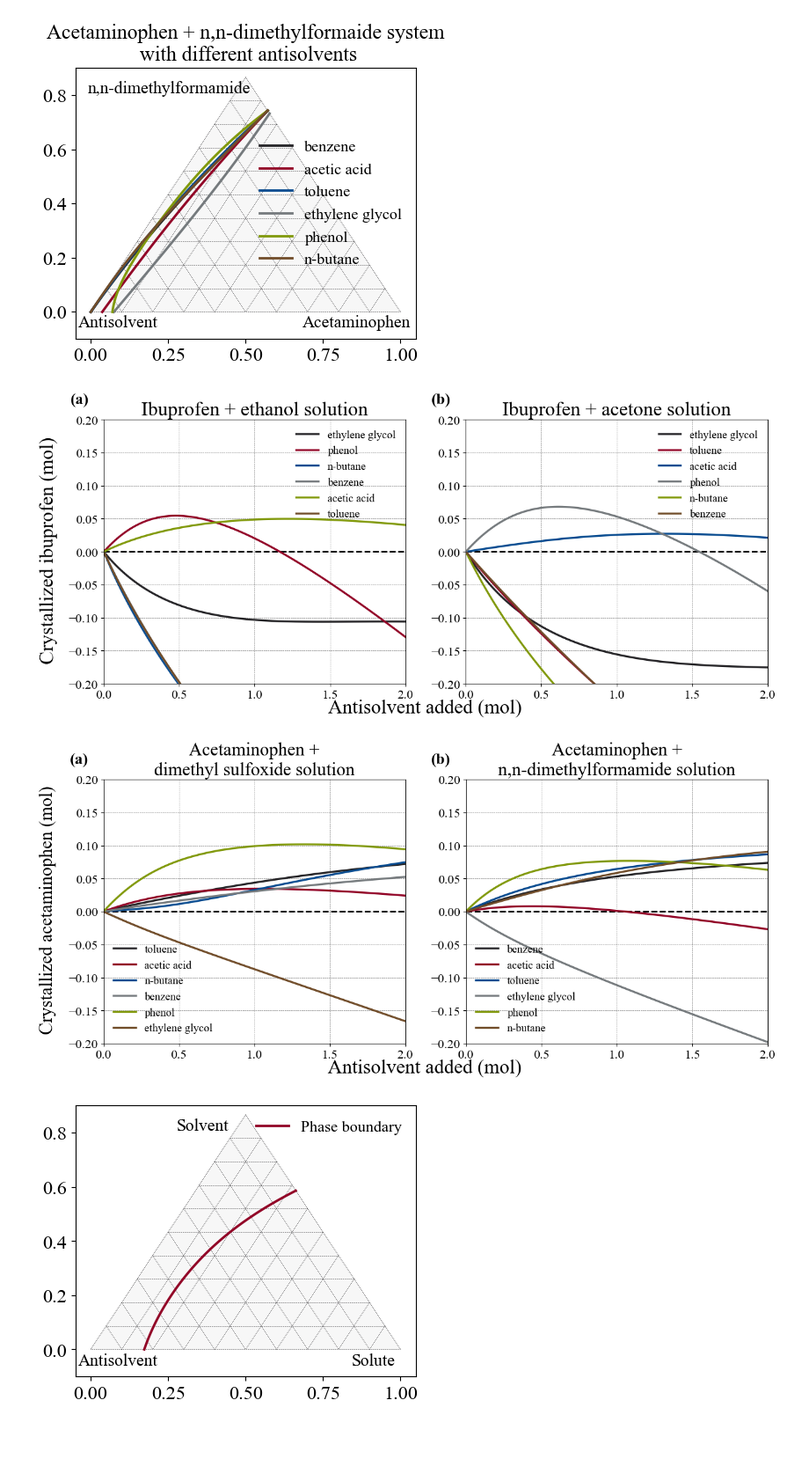
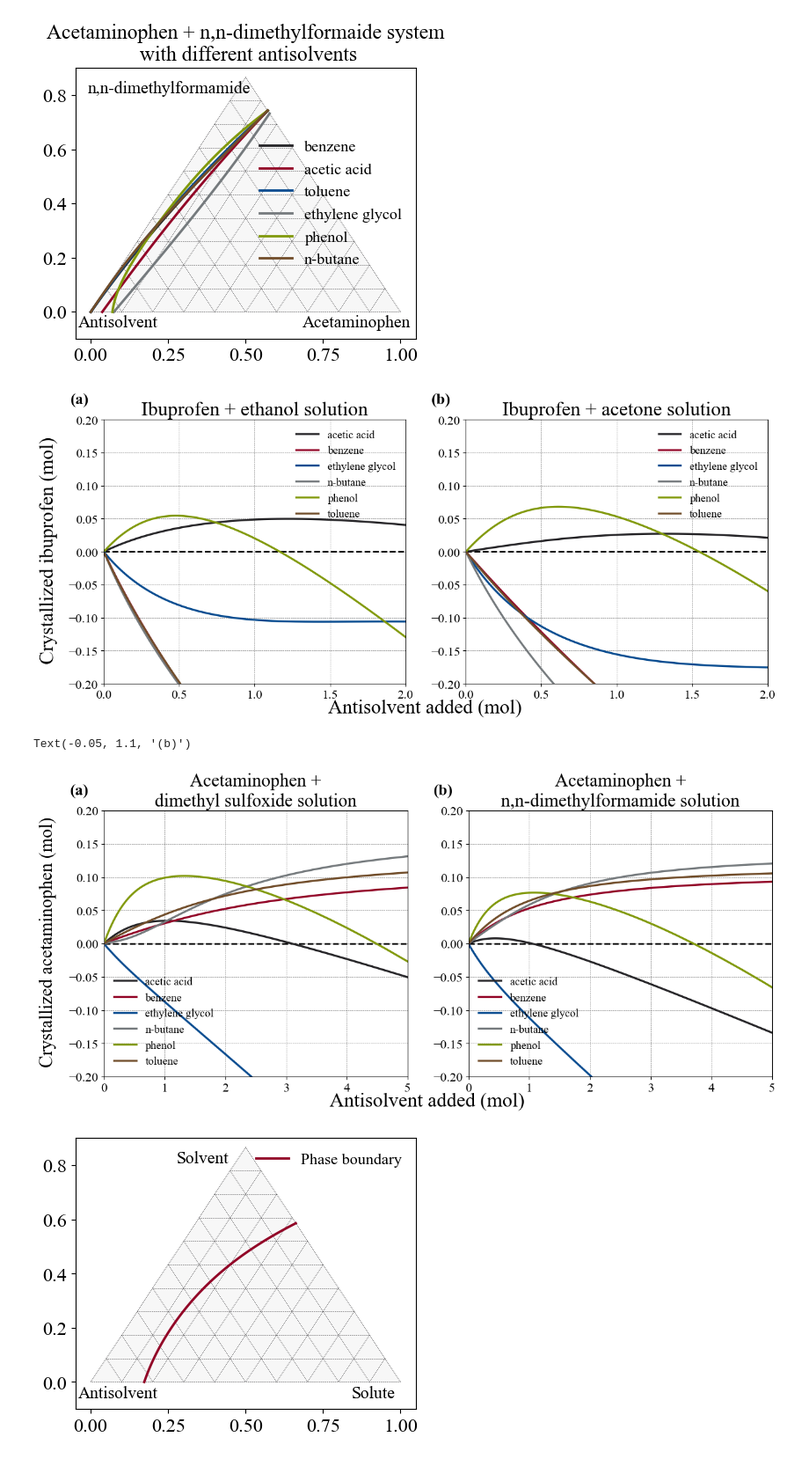
Before and after one commit to HyuntaeKR/drowning-out, a Jupyter notebook: thesis_project/pharma_antisolvent_screening.ipynb, the cells around one changed output. Shown at 88% size. Cells and saved outputs as stored; diff of their text form; code cells hidden in the pictures; blank space fills up the shorter version.

Commit message:
Modify screening result figures

```diff
--- a/thesis_project/pharma_antisolvent_screening.ipynb
+++ b/thesis_project/pharma_antisolvent_screening.ipynb
@@ -323,16 +323,16 @@ ibu_directory = "./data/ibuprofen_calculation"
 ethanol_pattern = "IBUPROFEN_ETHANOL_"
 
 ibu_files = os.listdir(ibu_directory)
-ibu_ethanol_files = [
-    filename for filename in ibu_files if re.match(ethanol_pattern, filename)
-]
+ibu_ethanol_files = sorted(
+    [filename for filename in ibu_files if re.match(ethanol_pattern, filename)]
+)
 
 # ibuprofen + actone system
 acetone_pattern = "IBUPROFEN_ACETONE_"
 
-ibu_acetone_files = [
-    filename for filename in ibu_files if re.match(acetone_pattern, filename)
-]
+ibu_acetone_files = sorted(
+    [filename for filename in ibu_files if re.match(acetone_pattern, filename)]
+)
 
 # Create figure
 fig5, axes = plt.subplots(1, 2, figsize=(15, 6))
@@ -427,23 +427,23 @@ ax2.text(
 
 plt.savefig("./figures/ibuprofen_precipitation.png", bbox_inches="tight")
 # %% [output]
-[figure, old version]
+[figure, new version]
 # %%
 # acetaminophen + dimethyl sulfoxide system
 acet_directory = "./data/acetaminophen_calculation"
 dimethylsulf_pattern = "ACETAMINOPHEN_DIMETHYL_SULFOXIDE_"
 
 acet_files = os.listdir(acet_directory)
-acet_dimethylsulf_files = [
-    filename for filename in acet_files if re.match(dimethylsulf_pattern, filename)
-]
+acet_dimethylsulf_files = sorted(
+    [filename for filename in acet_files if re.match(dimethylsulf_pattern, filename)]
+)
 
 # acetaminophen + n,n-dimethylformamide system
 dimethylform_pattern = "ACETAMINOPHEN_n,n-dimethylformamide_"
 
-acet_dimethylform_files = [
-    filename for filename in acet_files if re.match(dimethylform_pattern, filename)
-]
+acet_dimethylform_files = sorted(
+    [filename for filename in acet_files if re.match(dimethylform_pattern, filename)]
+)
 
 # Create figure
 fig6, axes = plt.subplots(1, 2, figsize=(15, 6))
@@ -461,9 +461,9 @@ fig6.text(
 
 # acetaminophen + dimethyl sulfoxide system
 ax1.set_title("Acetaminophen +\ndimethyl sulfoxide solution", fontsize=23)
-ax1.set_xlim([0, 2])
+ax1.set_xlim([0, 5])
 ax1.set_ylim([-0.2, 0.2])
-ax1.hlines(0, 0, 2, colors="k", linestyles="--")
+ax1.hlines(0, 0, 5, colors="k", linestyles="--")
 
 for filename in acet_dimethylsulf_files:
     filename_split = filename.split("_")
@@ -500,9 +500,9 @@ ax1.text(
 # Acetaminophen + n,n-dimethylformamide system
 
 ax2.set_title("Acetaminophen +\nn,n-dimethylformamide solution", fontsize=23)
-ax2.set_xlim([0, 2])
+ax2.set_xlim([0, 5])
 ax2.set_ylim([-0.2, 0.2])
-ax2.hlines(0, 0, 2, colors="k", linestyles="--")
+ax2.hlines(0, 0, 5, colors="k", linestyles="--")
 
 for filename in acet_dimethylform_files:
     filename_split = filename.split("_")
@@ -510,35 +510,36 @@ for filename in acet_dimethylform_files:
         antisolv_name = filename_split[2].lower()
     else:
         antisolv_name = filename_split[2] + " " + filename_split[3]
         antisolv_name = antisolv_name.lower()
     filepath = os.path.join(acet_directory, filename)
     read_cols = [
         "add_antisolv_mole",
         "precip_mole",
     ]
     precip_data = pandas.read_csv(filepath, usecols=read_cols)
     precip_data = precip_data.values
 
     add_antisolv_mole = precip_data[:, 0]
     precip_mole = precip_data[:, 1]
 
     ax2.plot(add_antisolv_mole, precip_mole, linewidth=2.5, label=antisolv_name)
 
 ax2.legend(loc="lower left", fontsize=14)
 ax2.text(
     -0.05,
     1.1,
     "(b)",
     transform=ax2.transAxes,
     fontsize=20,
     fontweight="bold",
     va="top",
     ha="right",
 )
 
-plt.savefig("./figures/acetaminophen_precipitation.png", bbox_inches="tight")
+# plt.savefig("./figures/acetaminophen_precipitation.png", bbox_inches="tight")
 # %% [output]
+Text(-0.05, 1.1, '(b)')
-[figure, old version]
+[figure, new version]
 # %%
 # Create sample figure for ternary SLE diagram
 
```
Also changed, not shown: 2 other files.
